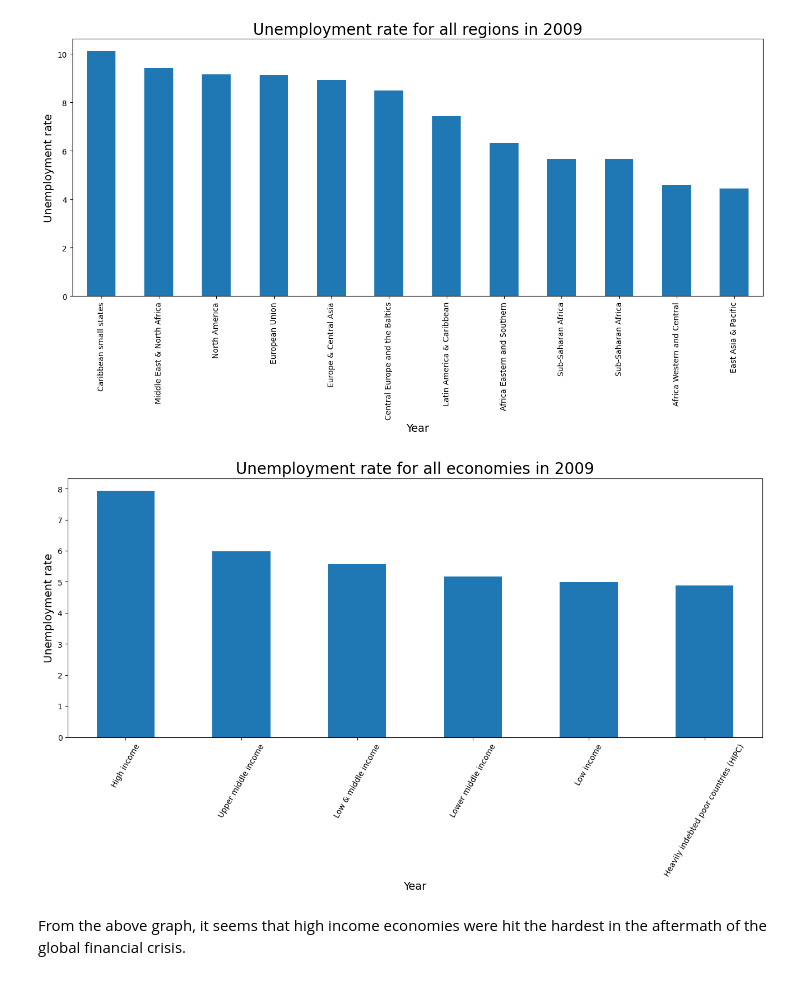
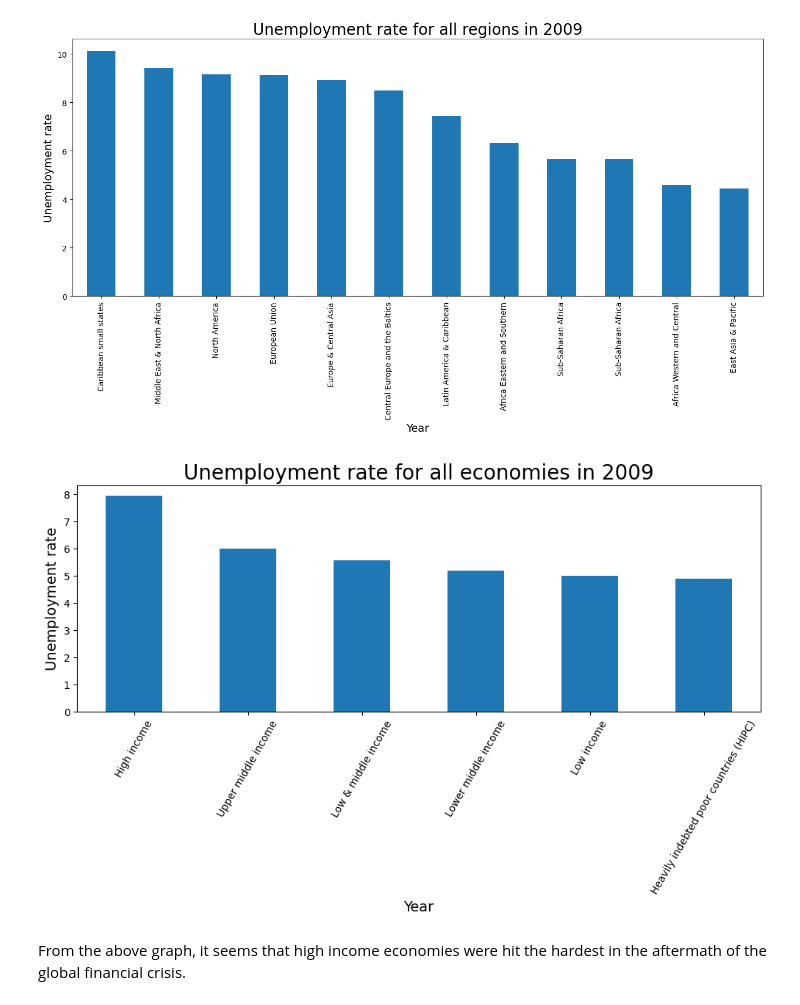
Before and after one commit to lorrespz/Kaggle_Data_Analysis_Projects, a Jupyter notebook: world-unemployment-trend-1991-2021.ipynb, the cells around one changed output. Saved outputs shown, nothing was run; the diff lists cells and outputs as text; code cells hidden in the pictures.

```diff
--- a/world-unemployment-trend-1991-2021.ipynb
+++ b/world-unemployment-trend-1991-2021.ipynb
@@ -179,14 +177,14 @@ plt.title('Unemployment rate for all regions in 2009', fontsize=20);
 # %% [output]
 [figure]
 # %%
-plt.figure(figsize = (16,6));
+plt.figure(figsize = (12,4));
 df_in_09.sort_values(ascending = False).plot(kind = 'bar')
 plt.xlabel('Year', fontsize = 14);
 plt.xticks(rotation=60)
 plt.ylabel('Unemployment rate', fontsize = 14);
 plt.title('Unemployment rate for all economies in 2009', fontsize = 20);
 # %% [output]
-[figure, old version]
+[figure, new version]
 # %% [markdown]
 From the above graph, it seems that high income economies were hit the hardest in the aftermath of the global financial crisis.
 # %% [markdown]
```
Also changed, not shown: parts of 5 cells of this notebook.
